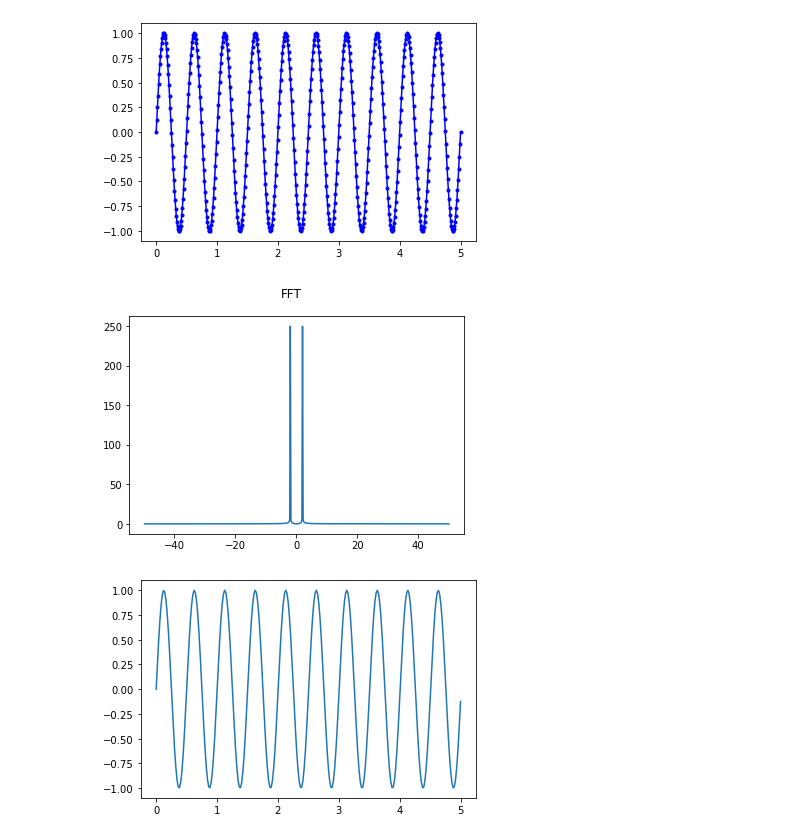
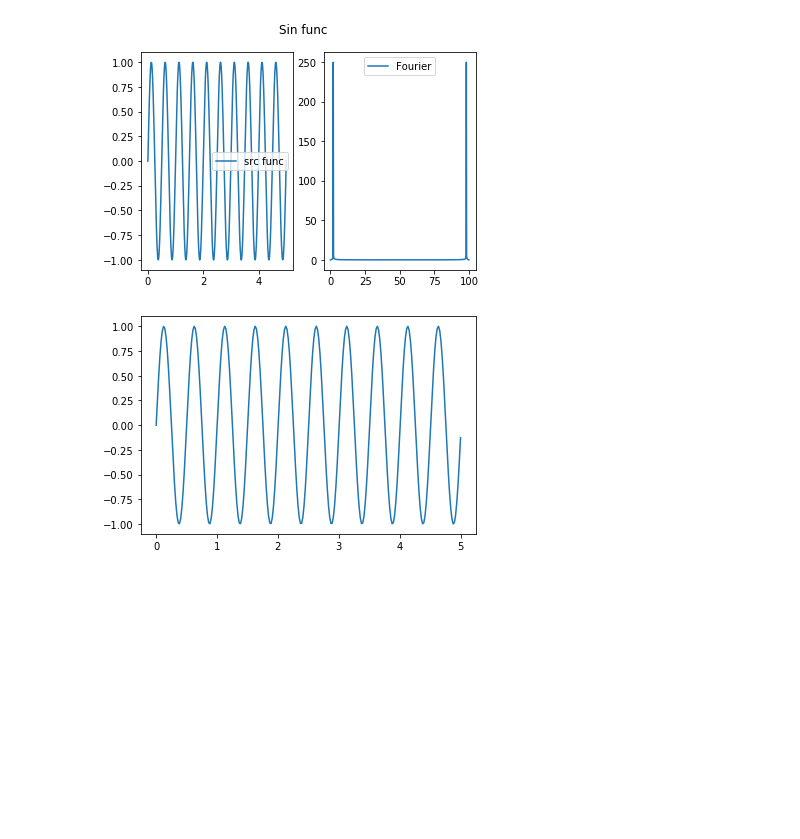
Before and after one commit to PashaIanko/Python, a Jupyter notebook: High Pass Filter/High Pass Filter new try.ipynb, the cells around one changed output. Cells and saved outputs as stored; diff of their text form; code cells hidden in the pictures; blank space fills up the shorter version.

```diff
--- a/High Pass Filter/High Pass Filter new try.ipynb
+++ b/High Pass Filter/High Pass Filter new try.ipynb
@@ -119,11 +119,19 @@ def IFFT(x, y, from_, to_):
 
 
 def FFT(x, y, from_, to_, N):
-    fft_lib_res = np.fft.fft(y)
+    '''fft_lib_res = np.fft.fft(y)
     spacing_period = (from_ - to_ / N)
 
     xf = fftfreq(N, spacing_period)
-    return [fftshift(xf), fftshift(fft_lib_res)]
+    return [fftshift(xf), fftshift(fft_lib_res)]'''
+    fft_lib_res = np.fft.fft(y)
+
+    spacing_period = (to_ - from_ / N)
+    x_fft = []
+    for i in range(0, len(fft_lib_res)):
+        x_fft.append(i / spacing_period)
+
+    return [x_fft, fft_lib_res]
 
 
 def get_points_numb(t_from, t_to, dt):
@@ -157,7 +165,7 @@ def step(x, *args, **kwargs):
     return y
 
 def adjust_filter(y):
-    print('len x = ', len(x))
+    #print('len x = ', len(x))
     #x = change_halves(x, len(x)%2 == 0)
     y = change_halves(y, len(y)%2 == 0)
     return y
@@ -190,36 +198,51 @@ def plot(x, y, title):
     sp = fig.add_subplot(111)
     sp.plot(x, y)
     fig.show()
+
+
+def plot_func_and_FFT(x, y, title):
+    To = x[len(x)-1]
+    From = x[0]
+    fig = plt.figure()
+    fig.suptitle(title)
+    sp = fig.add_subplot(121)
+    sp.plot(x, y, label = 'src func')
+    sp.legend()
+
+    [x_fft, y_fft] = FFT(x, y, From, To, len(x))
+    sp = fig.add_subplot(122)
+    sp.plot(x_fft, abs(y_fft), label = 'Fourier')
+    sp.legend()
+
+    fig.show()
 # %%
 #sin
 f=2
 t_from = 0
 t_to = 5
 dt = 0.01
 
 points_numb_func = get_points_numb(t_from, t_to, dt)
 
 
 sin_Func = Function((FuncParams(t_from, t_to, 1, 1, 0, points_numb_func)))
 sin_Func.reset_x()
 sin_Func.y = np.sin(2*np.pi*f * sin_Func.x)
-sin_Func.plot()
+plot_func_and_FFT(sin_Func.x, sin_Func.y, 'Sin func')
 
-[x_fft, y_fft] = sin_Func.FFT()
-plot(x_fft, get_module(y_fft), 'FFT')
 
+[x_fft, y_fft] = FFT(sin_Func.x, sin_Func.y, sin_Func.From, sin_Func.To, sin_Func.N)
 x_fft_cut = x_fft[len(x_fft)//2 :]
 y_fft_cut = y_fft[len(y_fft)//2 :]
 [x_ifft, y_ifft] = IFFT(x_fft_cut, y_fft_cut, sin_Func.From, sin_Func.To)
 #
 fig = plt.figure()
 sp = fig.add_subplot(111)
 sp.plot(x_ifft, y_ifft)
 fig.show()
 # %% [output]
-[figure, old version]
+[figure, new version]
-[figure, old version]
+[figure, new version]
-[figure, removed]
 # %%
 # обратное фурье от ступеньки
 
```
Also changed, not shown: parts of 5 cells of this notebook.
